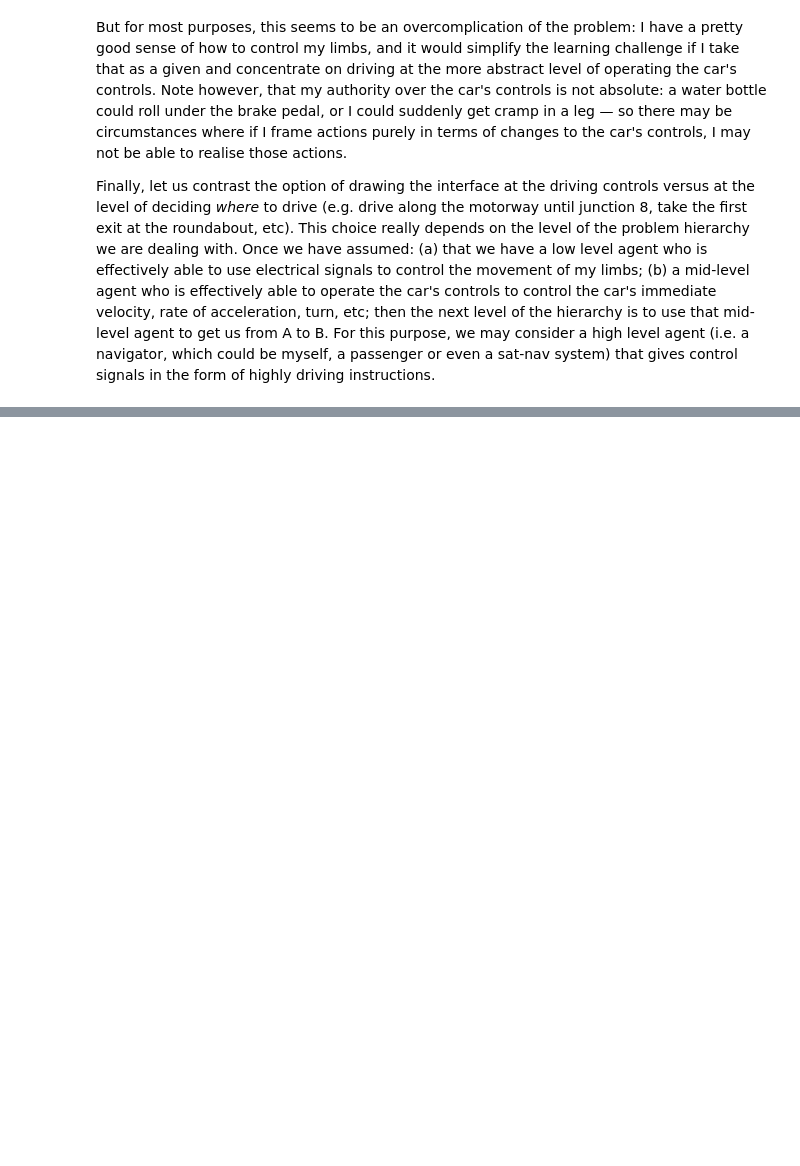
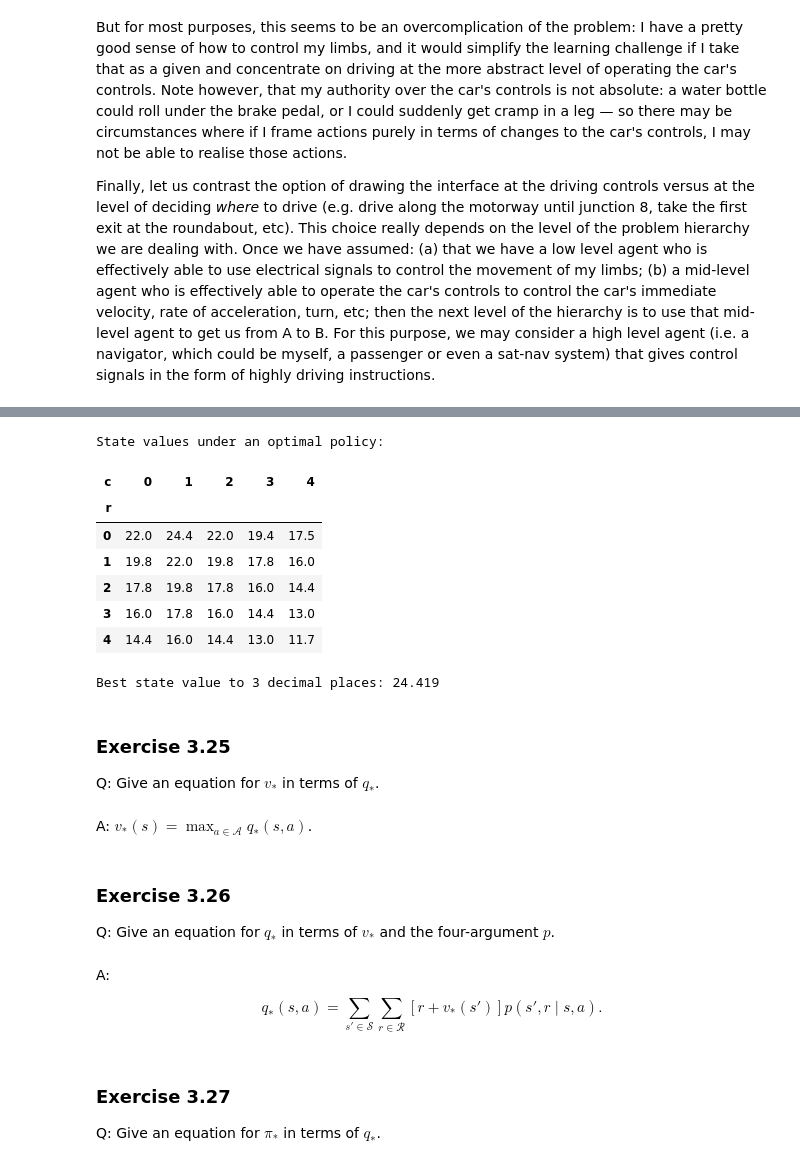
Before and after one commit to Sen-R/sutton-barto, a Jupyter notebook: notebooks/ch03-finite-mdps.ipynb, the cells around one changed output, grey strips where cells are left out. Cells and saved outputs as stored; diff of their text form; code cells hidden in the pictures; blank space fills up the shorter version.

Commit message:
Remaining questions in chapter 3 plus saved notebook output

```diff
--- a/notebooks/ch03-finite-mdps.ipynb
+++ b/notebooks/ch03-finite-mdps.ipynb
@@ -47,0 +485,69 @@ Finally, let us contrast the option of drawing the interface at the driving cont
+# %%
+import numpy as np
+import scipy.optimize
+import pandas as pd
+from rl.mdp import GridWorld
+
+# Setup gridworld specified in the book
+gridworld = GridWorld(
+    size=5,
+    wormholes={
+        (0, 1): ((4, 1), 10),  # state "A" in the book
+        (0, 3): ((2, 3), 5),  # state "B" in the book
+    },
+)
+
+# Express Bellman optimality equation as root-finding problem and solve
+result = scipy.optimize.root(
+    lambda v: v - gridworld.backup_optimal_values(v, gamma=0.9),
+    x0=np.zeros(len(gridworld.states)),
+    tol=1e-6,
+)
+
+# Check some results against values given in Figure 3.5 in the book
+assert result.success
+assert round(result.x[gridworld.s2i((2, 1))], 1) == 19.8
+assert round(result.x[gridworld.s2i((3, 2))], 1) == 16.0
+assert round(result.x[gridworld.s2i((0, 1))], 1) == 24.4  # "best" state, asked in the question
+
+# Display the result as a DataFrame for easy inspection
+print("State values under an optimal policy:")
+display(
+    pd.Series(
+        result.x,
+        index=pd.MultiIndex.from_tuples(gridworld.states, names=["r", "c"]),
+    )
+    .unstack()
+    .round(1)
+)
+
+# And answering the question...
+print("Best state value to 3 decimal places:", round(np.max(result.x), 3))
+# %% [output]
+State values under an optimal policy:
+| c | 0 | 1 | 2 | 3 | 4 |
+| r |  |  |  |  |  |
+| 0 | 22.0 | 24.4 | 22.0 | 19.4 | 17.5 |
+| 1 | 19.8 | 22.0 | 19.8 | 17.8 | 16.0 |
+| 2 | 17.8 | 19.8 | 17.8 | 16.0 | 14.4 |
+| 3 | 16.0 | 17.8 | 16.0 | 14.4 | 13.0 |
+| 4 | 14.4 | 16.0 | 14.4 | 13.0 | 11.7 |
+Best state value to 3 decimal places: 24.419
+# %% [markdown]
+### Exercise 3.25
+
+Q: Give an equation for $v_*$ in terms of $q_*$.
+# %% [markdown]
+A: $v_*(s) = \max_{a \in \mathcal{A}} q_*(s, a)$.
+# %% [markdown]
+### Exercise 3.26
+
+Q: Give an equation for $q_*$ in terms of $v_*$ and the four-argument $p$.
+# %% [markdown]
+A:
+
+$$q_*(s, a) = \sum_{s' \in \mathcal{S}} \sum_{r \in \mathcal{R}} \left[r + v_*(s')\right] p(s', r \mid s, a).$$
+# %% [markdown]
+### Exercise 3.27
+
+Q: Give an equation for $\pi_*$ in terms of $q_*$.
```
Also changed, not shown: parts of 49 cells of this notebook.
